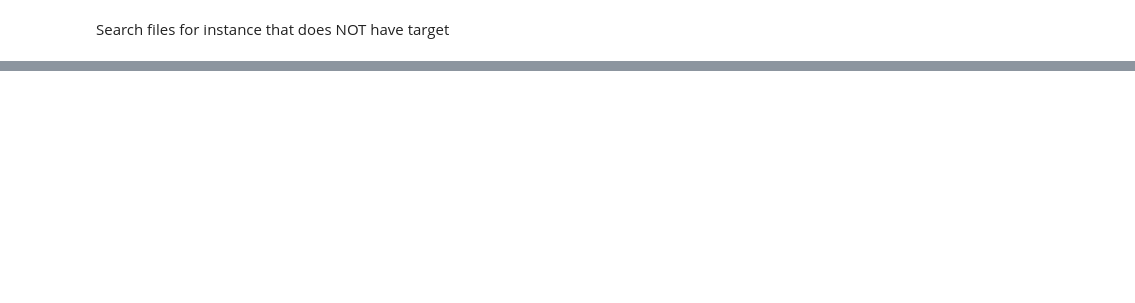
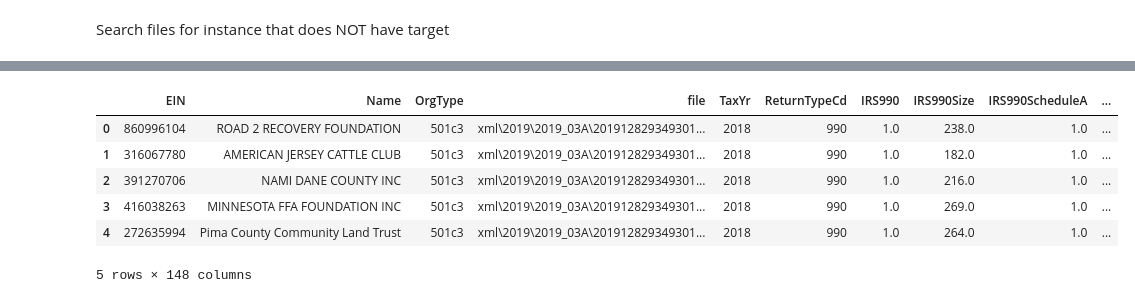
Before and after one commit to ChrisPleman/influence-network, a Jupyter notebook: Nonprofits/inspect_form990_parser.ipynb, the cells around one changed output, grey strips where cells are left out. Cells and saved outputs as stored; diff of their text form; code cells hidden in the pictures; blank space fills up the shorter version.

```diff
--- a/Nonprofits/inspect_form990_parser.ipynb
+++ b/Nonprofits/inspect_form990_parser.ipynb
@@ -300,0 +296,19 @@ Parsed 413900 files.
+# %%
+reference_matrix_df = pd.DataFrame()
+for reference_matrix_csv in Path('reference_matrices').glob('*.csv'):
+    new_reference_matrix_csv = pd.read_csv(
+        reference_matrix_csv,
+        dtype={'ReturnTypeCd': str}
+    )
+    reference_matrix_df = pd.concat(
+        [reference_matrix_df, new_reference_matrix_csv]
+    )
+reference_matrix_df.head()
+# %% [output]
+|  | EIN | Name | OrgType | file | TaxYr | ReturnTypeCd | IRS990 | IRS990Size | IRS990ScheduleA | ... |
+| 0 | 860996104 | ROAD 2 RECOVERY FOUNDATION | 501c3 | xml\2019\2019_03A\201912829349301... | 2018 | 990 | 1.0 | 238.0 | 1.0 | ... |
+| 1 | 316067780 | AMERICAN JERSEY CATTLE CLUB | 501c3 | xml\2019\2019_03A\201912829349301... | 2018 | 990 | 1.0 | 182.0 | 1.0 | ... |
+| 2 | 391270706 | NAMI DANE COUNTY INC | 501c3 | xml\2019\2019_03A\201912829349301... | 2018 | 990 | 1.0 | 216.0 | 1.0 | ... |
+| 3 | 416038263 | MINNESOTA FFA FOUNDATION INC | 501c3 | xml\2019\2019_03A\201912829349301... | 2018 | 990 | 1.0 | 269.0 | 1.0 | ... |
+| 4 | 272635994 | Pima County Community Land Trust | 501c3 | xml\2019\2019_03A\201912829349301... | 2018 | 990 | 1.0 | 264.0 | 1.0 | ... |
+5 rows × 148 columns
```
Also changed, not shown: parts of 20 cells of this notebook, 2 other files.
